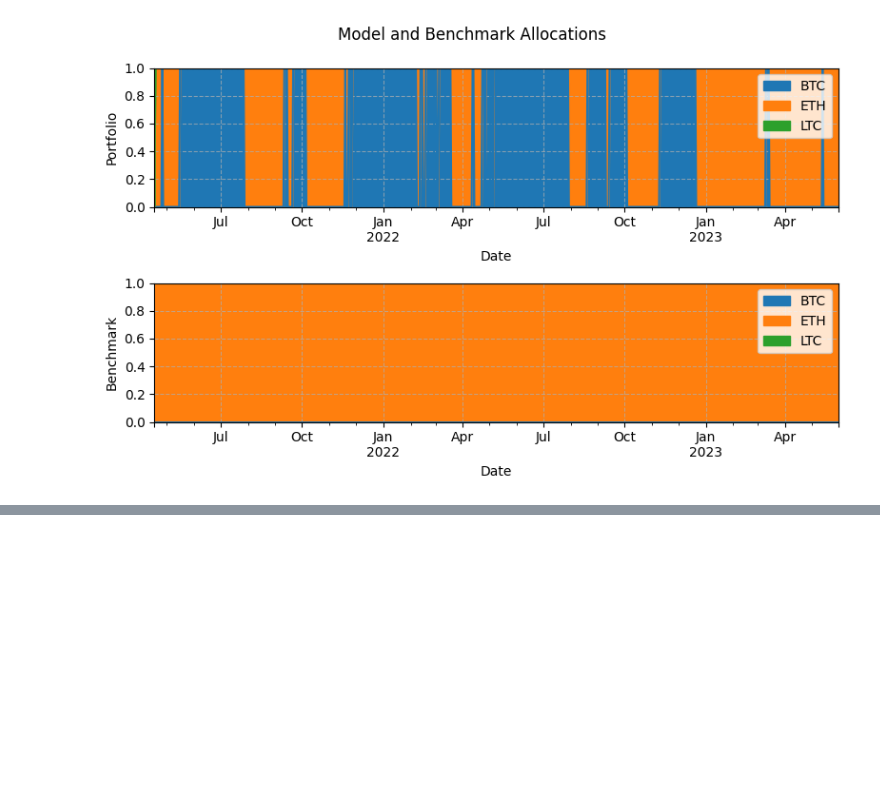
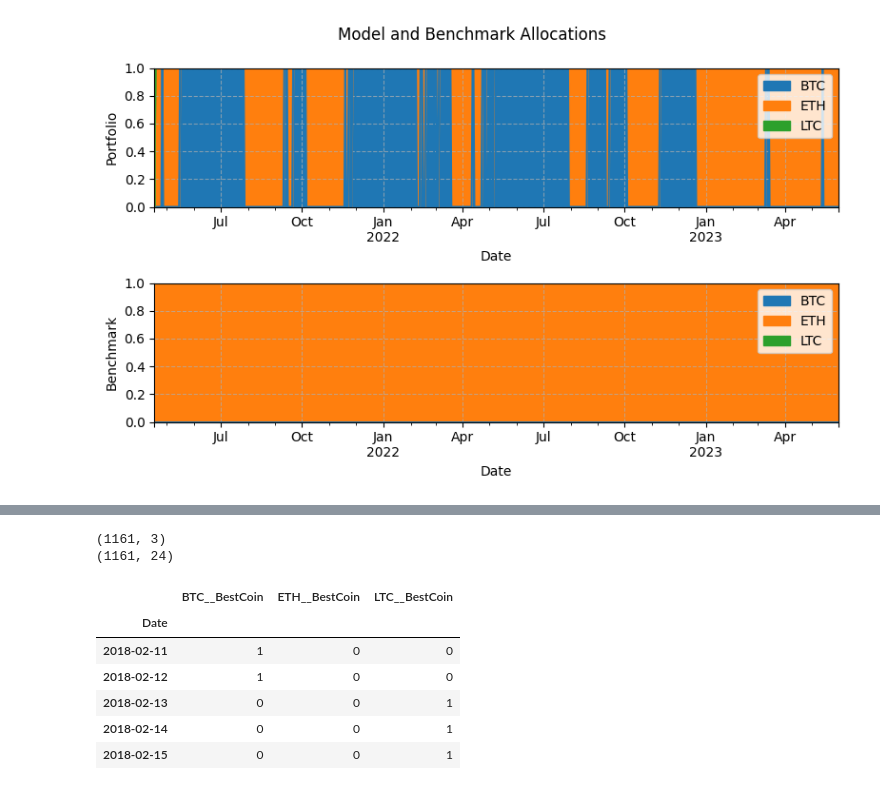
Before and after one commit to Ryanmilgrim/cfrm521_project, a Jupyter notebook: CFRM 521 Final Project.ipynb, the cells around one changed output, grey strips where cells are left out. Drawn from its saved outputs; the diff is of its cells as text; code cells hidden in the pictures; blank space fills up the shorter version.

```diff
--- a/CFRM 521 Final Project.ipynb
+++ b/CFRM 521 Final Project.ipynb
@@ -558,0 +602,23 @@ Model Outperformed the benchmark.
+# %%
+# Define the features and target variable
+y = data_target[[col for col in data_target.columns if 'BestCoin' in col]]
+X = data.copy()
+
+# Split X and y into training and testing sets
+X_train, X_test = train_test_split(X, shuffle=False, test_size=0.4)
+y_train, y_test = train_test_split(y, shuffle=False, test_size=0.4)
+
+# Display the training set
+print(y_train.shape)
+print(X_train.shape)
+y_train.head()
+# %% [output]
+(1161, 3)
+(1161, 24)
+|  | BTC__BestCoin | ETH__BestCoin | LTC__BestCoin |
+| Date |  |  |  |
+| 2018-02-11 | 1 | 0 | 0 |
+| 2018-02-12 | 1 | 0 | 0 |
+| 2018-02-13 | 0 | 0 | 1 |
+| 2018-02-14 | 0 | 0 | 1 |
+| 2018-02-15 | 0 | 0 | 1 |
```
Also changed, not shown: parts of 15 cells of this notebook.
